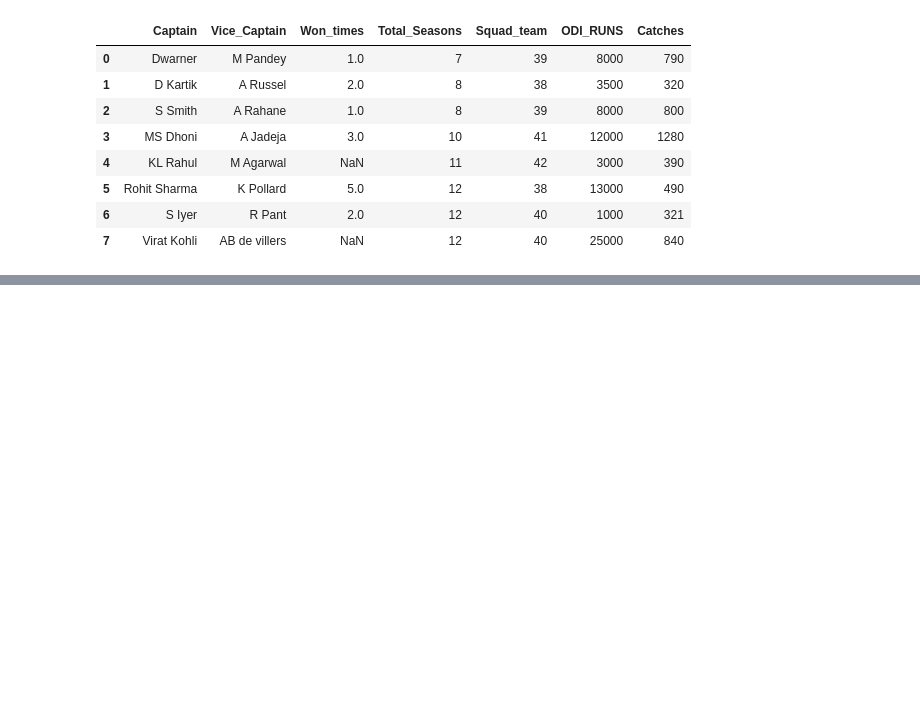
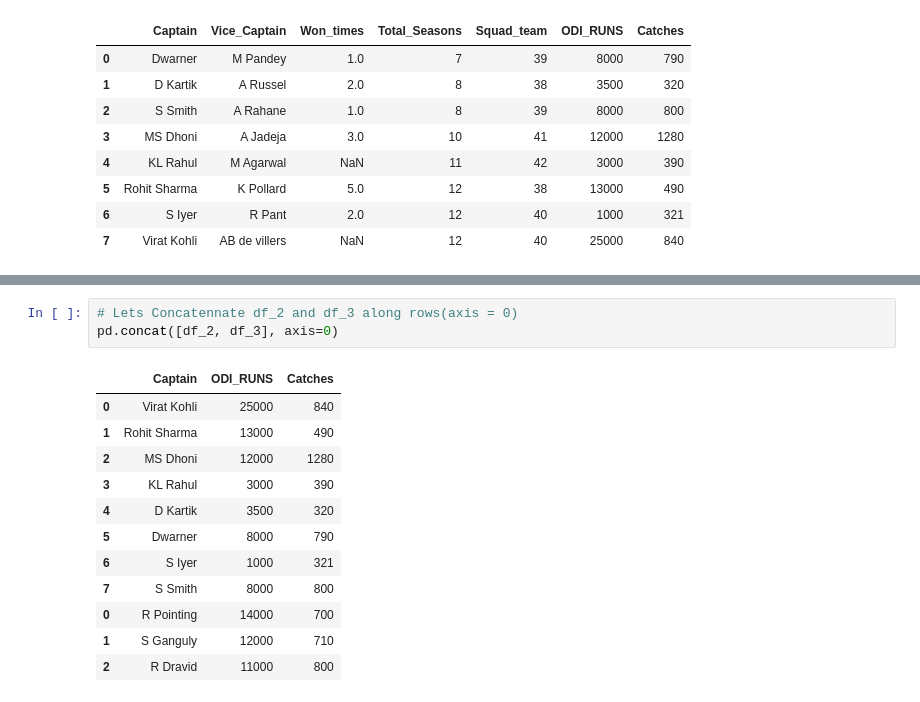
Before and after one commit to santoshkumarvagga/Data-Science, a Jupyter notebook: Pandas.ipynb, the cells around one changed output, grey strips where cells are left out. Saved outputs shown, nothing was run; the diff lists cells and outputs as text; blank space fills up the shorter version.

```diff
--- a/Pandas.ipynb
+++ b/Pandas.ipynb
@@ -374,0 +401,16 @@ pd.merge(df_1, df_2, how="inner", on="Captain")
+# %%
+# Lets Concatennate df_2 and df_3 along rows(axis = 0)
+pd.concat([df_2, df_3], axis=0)
+# %% [output]
+|  | Captain | ODI_RUNS | Catches |
+| 0 | Virat Kohli | 25000 | 840 |
+| 1 | Rohit Sharma | 13000 | 490 |
+| 2 | MS Dhoni | 12000 | 1280 |
+| 3 | KL Rahul | 3000 | 390 |
+| 4 | D Kartik | 3500 | 320 |
+| 5 | Dwarner | 8000 | 790 |
+| 6 | S Iyer | 1000 | 321 |
+| 7 | S Smith | 8000 | 800 |
+| 0 | R Pointing | 14000 | 700 |
+| 1 | S Ganguly | 12000 | 710 |
+| 2 | R Dravid | 11000 | 800 |
```
Also changed, not shown: parts of 5 cells of this notebook, 1 other file.
